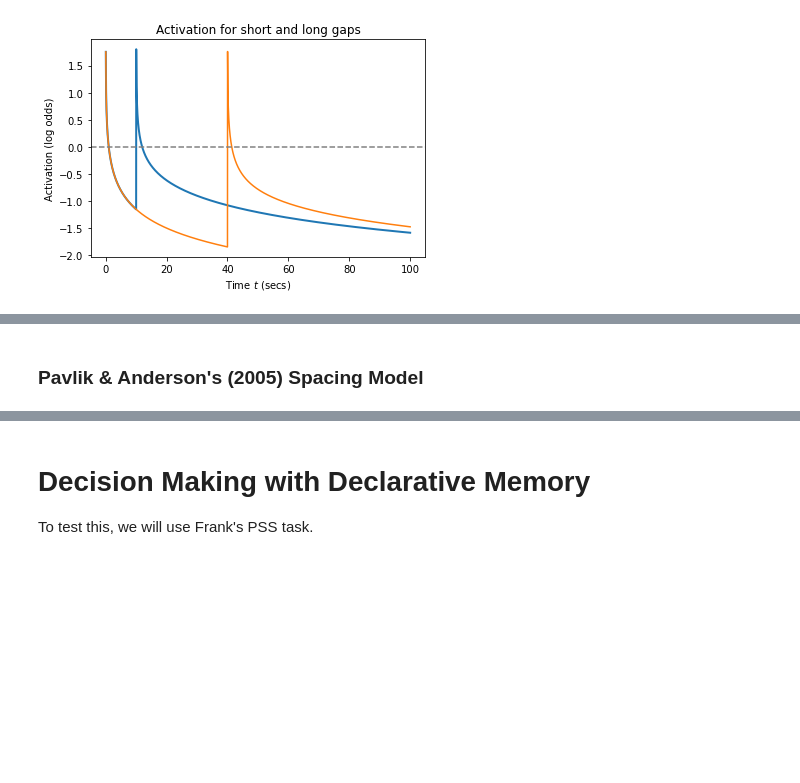
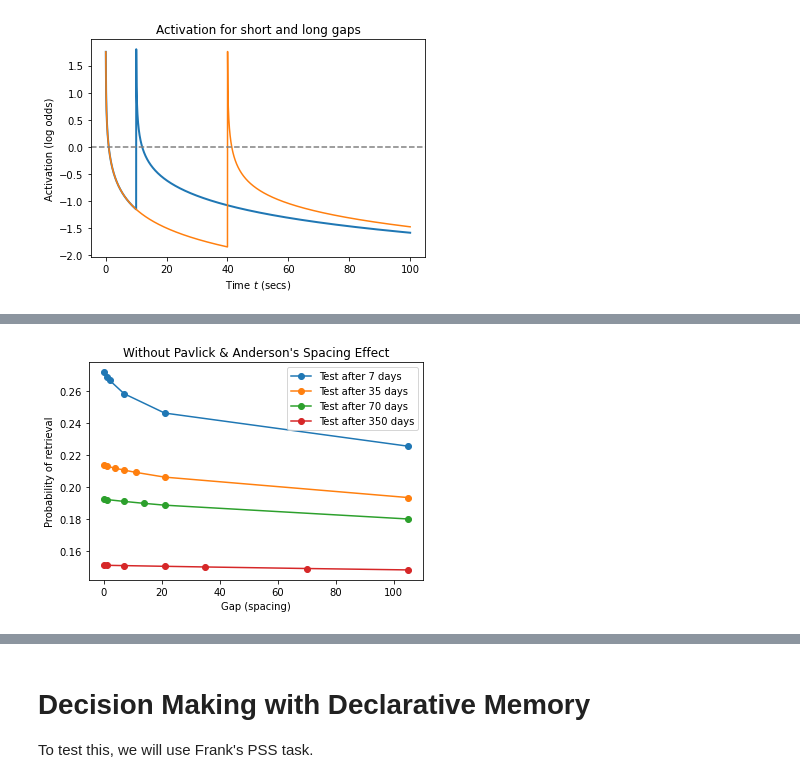
Before and after one commit to TheRealDrDre/CompCogNeuro, a Jupyter notebook: ACTR/declarative.ipynb, the cells around one changed output, grey strips where cells are left out. Cells and saved outputs as stored; diff of their text form; code cells hidden in the pictures; blank space fills up the shorter version.

```diff
--- a/ACTR/declarative.ipynb
+++ b/ACTR/declarative.ipynb
@@ -302,3 +321,47 @@ To account for the spacing effect, Pavlik and Anderson introduced a modification
-# %% [markdown]
-### Pavlik & Anderson's (2005) Spacing Model
+# %%
+from math import log
+from math import exp
+
+
+# Cepeda's experiment design
+design = {7 : [0.002, 1, 2, 7, 21, 105],
+         35 : [0.002, 1, 4, 7, 11, 21, 105],
+         70 : [0.002, 1, 7, 14, 21, 105],
+         350 : [0.002, 1, 7, 21, 35, 70, 105]}
+
+
+# Convert days into seconds
+daysec =  60*60*24
+d = .15
+
+results = {}
+
+for ri in design.keys():
+    ri_results = []
+    gaps = design[ri]
+    for gap in gaps:
+        risec = ri * daysec
+        gapsec = gap * daysec
+        t = (ri + gap)*daysec
+        t1 = 0
+        t2 = gapsec
+        odds1 = (t - t1)**-d
+        odds2 = (t - t2)**-d
+        odds = odds1 + odds2
+        prob = odds / (odds + 1)
+        ri_results.append(odds)
+    results[ri] = ri_results
+
+
+for ri in design.keys():
+    x = design[ri]
+    y = results[ri]
+    plt.plot(x, y, "o-")
+plt.legend(labels=["Test after %d days" % (x,) for x in design.keys()])
+plt.xlabel("Gap (spacing)")
+plt.ylabel("Probability of retrieval")
+plt.title("Without Pavlick & Anderson's Spacing Effect")
+plt.show()
+# %% [output]
+[figure, added]
 # %%
```
Also changed, not shown: parts of 2 cells of this notebook.
